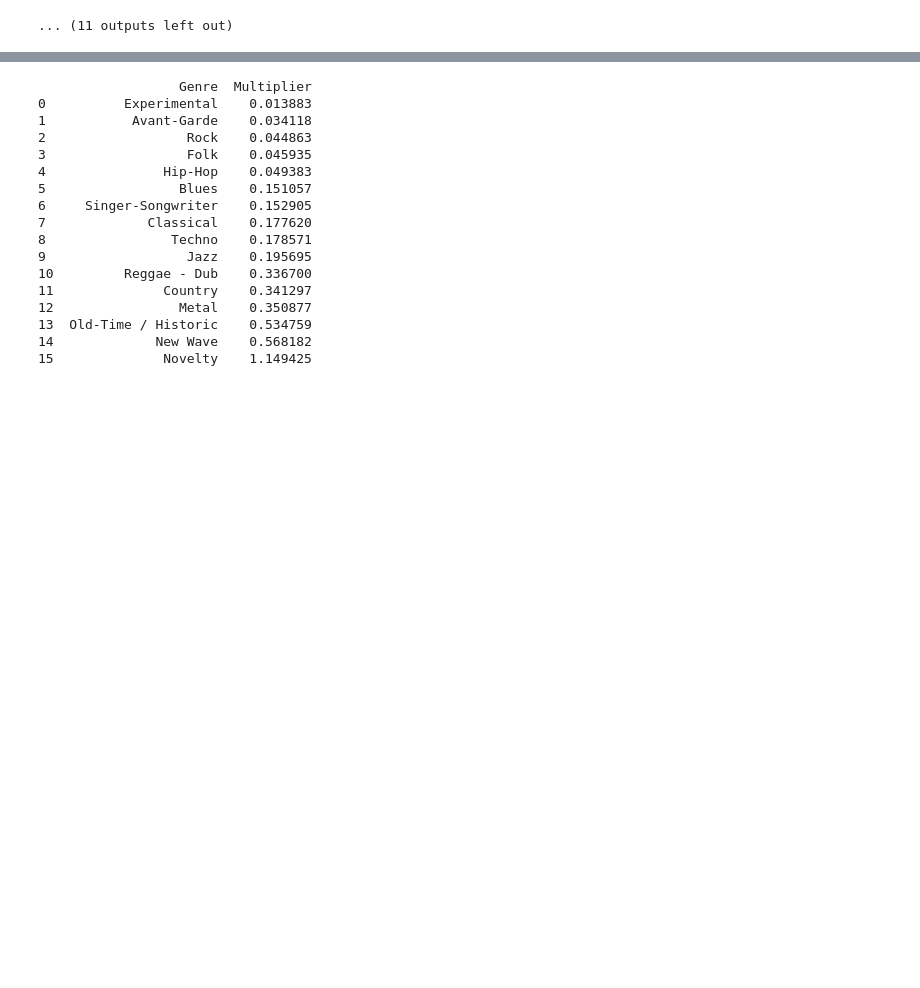
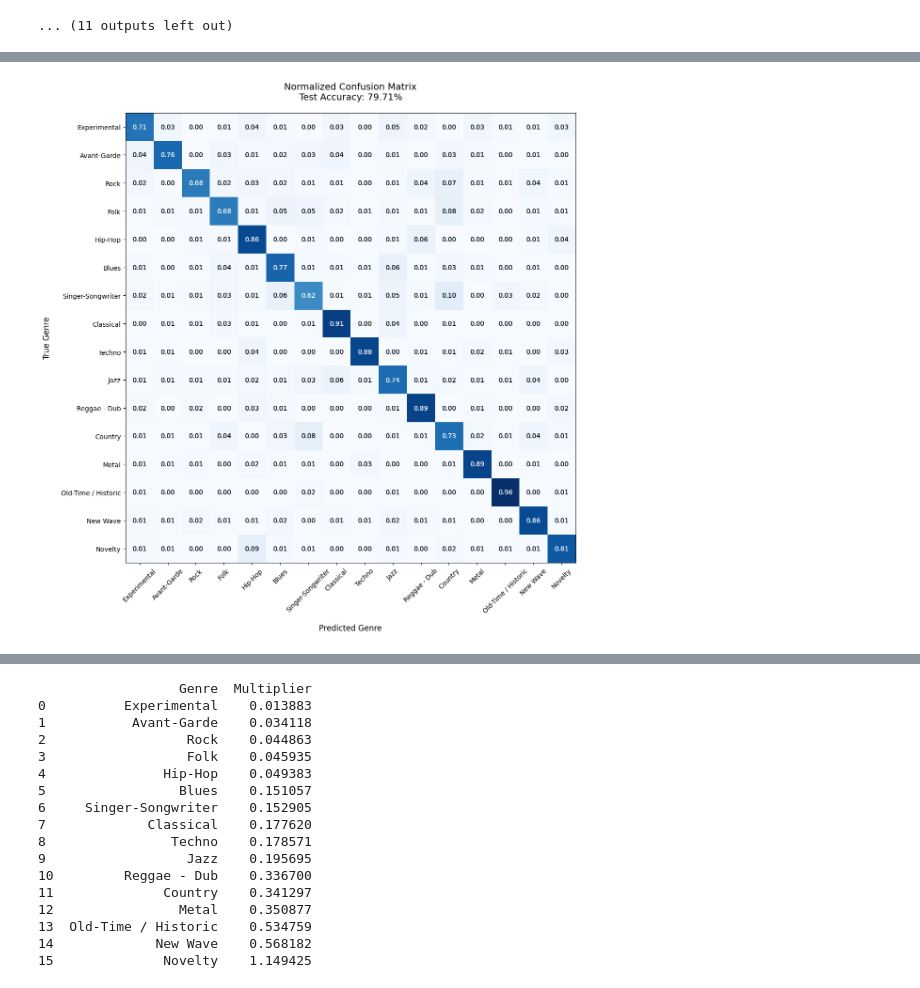
Before and after one commit to hassanjaber7/Music-Genre-Classification, a Jupyter notebook: CNN-PRCNN-MCLNN.ipynb, the cells around one changed output, grey strips where cells are left out. Cells and saved outputs as stored; diff of their text form; code cells hidden in the pictures; blank space fills up the shorter version.

```diff
--- a/CNN-PRCNN-MCLNN.ipynb
+++ b/CNN-PRCNN-MCLNN.ipynb
@@ -644,38 +644,83 @@ Target: 15, Predicted label: [15]
 # %%
-# Predict a sample from the test set
-X_to_predict = X_test[100]
-y_to_predict = y_test[100]
-predict(model, X_to_predict, y_to_predict)
+import json
+import numpy as np
+import matplotlib.pyplot as plt
+from sklearn.metrics import confusion_matrix, ConfusionMatrixDisplay, accuracy_score, classification_report
 
-import json
-from sklearn.metrics import confusion_matrix, ConfusionMatrixDisplay, accuracy_score
-# Load genre labels (mapping) from JSON file
+# Load genre labels
 with open(JSON_PATH, "r") as fp:
-    data = json.load(fp)
-    genre_labels = data["mapping"]
+    genre_labels = json.load(fp)["mapping"]
 
 # ================================================
-# Confusion Matrix Plotting
+# Single Sample Prediction
 # ================================================
+sample_idx = 100
+X_mfcc_to_predict = X_mfcc_test[sample_idx]
+X_other_to_predict = X_other_test[sample_idx]
+y_to_predict = y_test[sample_idx]
 
-# Generate predictions for the test set
-y_pred = model.predict(X_test)
-y_pred_labels = np.argmax(y_pred, axis=1)  # Convert probabilities to predicted class labels
+# Predict and show results
+predicted = model.predict([X_mfcc_to_predict[np.newaxis, ...],
+                         X_other_to_predict[np.newaxis, ...]])
+print(f"\nTrue Genre: {genre_labels[y_to_predict]}")
+print(f"Predicted Genre: {genre_labels[np.argmax(predicted)]}")
+print(f"Confidence: {np.max(predicted) * 100:.2f}%")
 
-# Compute the confusion matrix
+# ================================================
+# Full Test Set Evaluation
+# ================================================
+# Generate predictions
+y_pred = model.predict([X_mfcc_test, X_other_test])
+y_pred_labels = np.argmax(y_pred, axis=1)
+
+# Compute normalized confusion matrix (row-wise)
 conf_matrix = confusion_matrix(y_test, y_pred_labels)
+conf_matrix_norm = conf_matrix.astype('float') / conf_matrix.sum(axis=1)[:, np.newaxis]
 
-# Plot confusion matrix
-fig, ax = plt.subplots(figsize=(10, 8))
-disp = ConfusionMatrixDisplay(confusion_matrix=conf_matrix, display_labels=genre_labels)  # Use genre names from the mapping
-disp.plot(cmap='Blues', ax=ax, xticks_rotation=45)
+# Create plot
+plt.figure(figsize=(14, 12))
+disp = ConfusionMatrixDisplay(
+    confusion_matrix=conf_matrix_norm,
+    display_labels=[genre_labels[i] for i in range(len(genre_labels))]
+)
+disp.plot(
+    cmap='Blues',
+    ax=plt.gca(),
+    xticks_rotation=45,
+    values_format='.2f',  # Show 2 decimal places
+    colorbar=False
+)
 
-# Set titles and labels
-plt.title("Confusion Matrix for Test Set")
-plt.xlabel("Predicted Genre")
-plt.ylabel("True Genre")
+# Add custom annotations
+for i in range(len(genre_labels)):
+    for j in range(len(genre_labels)):
+        value = conf_matrix_norm[i, j]
+        plt.text(j, i, f"{value:.2f}",
+                ha="center", va="center",
+                color="white" if value > 0.5 else "black",
+                fontsize=10)
+
+# Formatting
+plt.title(f"Normalized Confusion Matrix\nTest Accuracy: {accuracy_score(y_test, y_pred_labels):.2%}",
+          pad=20, fontsize=14)
+plt.xlabel("Predicted Genre", fontsize=12, labelpad=15)
+plt.ylabel("True Genre", fontsize=12, labelpad=15)
+plt.xticks(fontsize=10)
+plt.yticks(fontsize=10)
+plt.grid(False)
+plt.tight_layout()
 plt.show()
 
-accuracy = accuracy_score(y_test, y_pred_labels)
-print(f"\nTest Set Accuracy: {accuracy * 100:.2f}%")
+# Print detailed report
+print("\nClassification Report:")
+print(classification_report(y_test, y_pred_labels,
+                           target_names=genre_labels, digits=3))
+
+# Show class distribution
+print("\nClass Distribution in Test Set:")
+for i, genre in enumerate(genre_labels):
+    count = sum(y_test == i)
+    if count > 0:
+        acc = accuracy_score(y_test[y_test == i], y_pred_labels[y_test == i])
+        print(f"{genre:<20}: {acc:.2%} ({count} samples)")
 # %% [output]
@@ -682,0 +733 @@ IndexError: tuple index out of range
+[figure, added]
```
Also changed, not shown: parts of 8 cells of this notebook.
